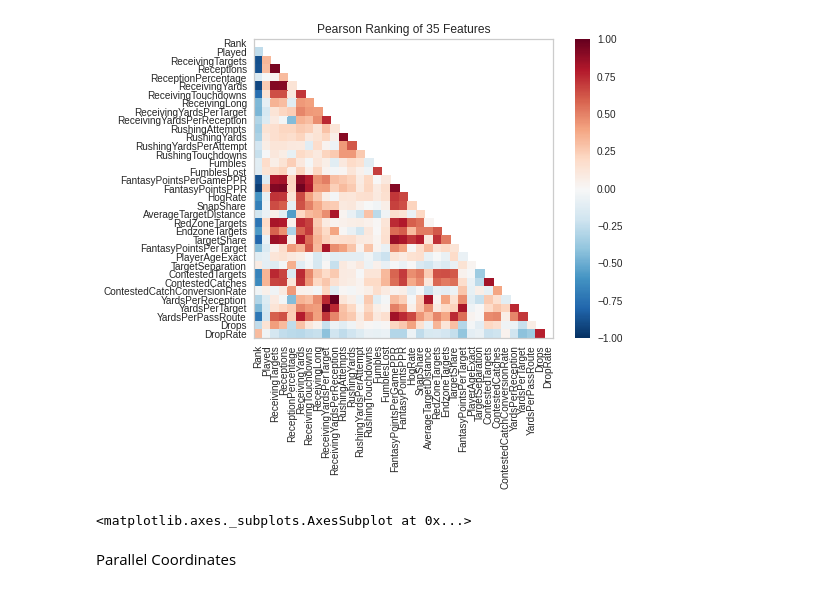
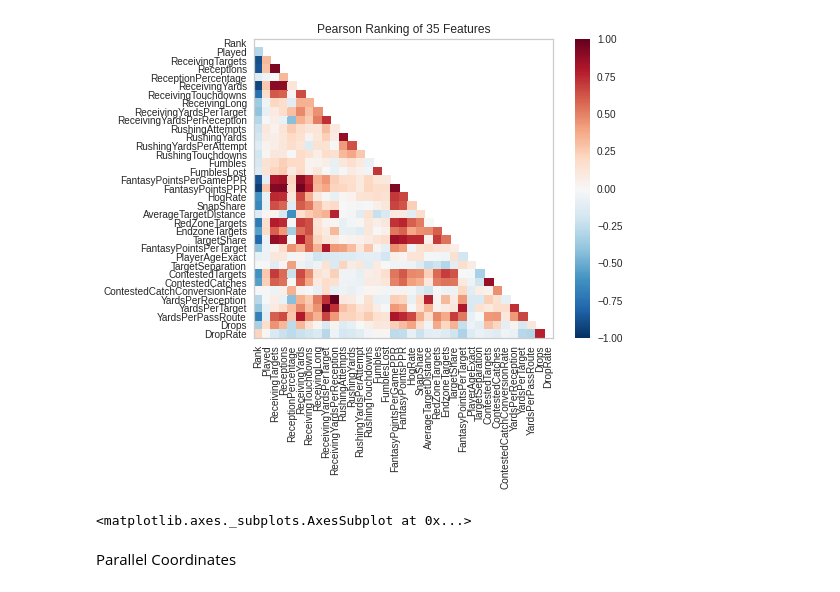
Before and after one commit to CS4641-2021/sports-numbers-fans, a Jupyter notebook: FantasyFootballRecommendation.ipynb, the cells around one changed output. Saved outputs shown, nothing was run; the diff lists cells and outputs as text; code cells hidden in the pictures.

```diff
--- a/FantasyFootballRecommendation.ipynb
+++ b/FantasyFootballRecommendation.ipynb
@@ -169,10 +157,10 @@ def normalizeSeries(series):
   return result
 # %%
 visualizer = Rank2D(algorithm = "pearson")
-visualizer.fit_transform(normalizeDF(df2018.drop(["PlayerID", "FantasyPointsPPR_NextYear", "FantasyPointsPerGamePPR_NextYear", "ScoreTier_NextYear"],axis=1)))
+visualizer.fit_transform(normalizeDF(df1718.drop(["PlayerID", "FantasyPointsPPR_NextYear", "FantasyPointsPerGamePPR_NextYear", "ScoreTier_NextYear"],axis=1)))
 visualizer.show()
 # %% [output]
-[figure, old version]
+[figure, new version]
 <matplotlib.axes._subplots.AxesSubplot at 0x...>
 # %% [markdown]
 Parallel Coordinates
```
Also changed, not shown: parts of 70 cells of this notebook.
